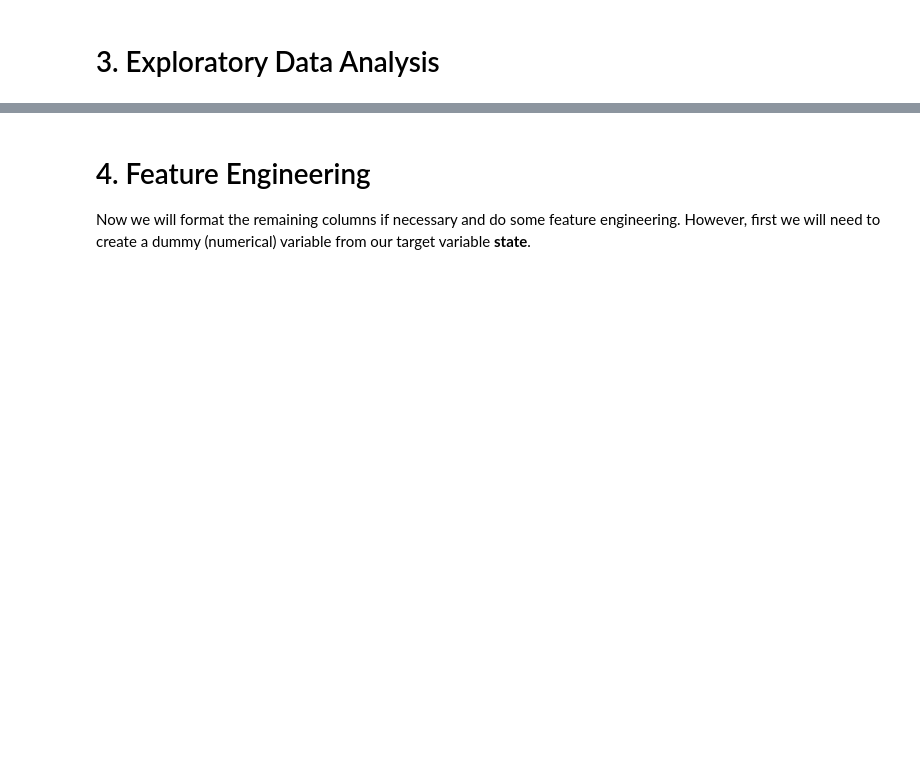
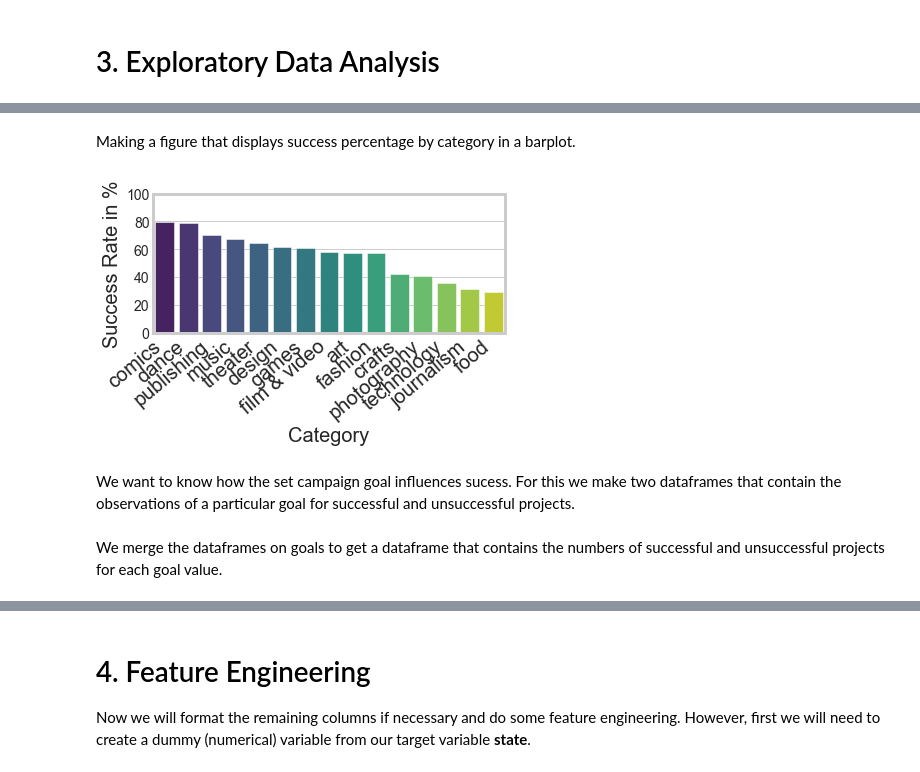
Before and after one commit to ho-ya/Kickstarter_Success_Prediction, a Jupyter notebook: Notebook_Kickstarter_prediction.ipynb, the cells around one changed output, grey strips where cells are left out. Drawn from its saved outputs; the diff is of its cells as text; code cells hidden in the pictures; blank space fills up the shorter version.

```diff
--- a/Notebook_Kickstarter_prediction.ipynb
+++ b/Notebook_Kickstarter_prediction.ipynb
@@ -173,0 +217,3 @@ memory usage: 14.3+ MB
+# %%
+success = pd.DataFrame({'category':success.index, 'success_count':success.values})
+fail = pd.DataFrame({'category':fail.index, 'fail_count':fail.values})
@@ -173,0 +222,2 @@ memory usage: 14.3+ MB
+# %%
+success_ratio = pd.merge(success, fail, on='category')
@@ -173,0 +226,2 @@ memory usage: 14.3+ MB
+# %%
+success_ratio['percent_successful'] = success_ratio.success_count / (success_ratio.fail_count + success_ratio.success_count) * 100
@@ -173,0 +230,3 @@ memory usage: 14.3+ MB
+# %%
+success_percent = success_ratio.sort_values(['percent_successful'], ascending=0).reset_index(drop=True)
+success_percent
@@ -173,0 +250,18 @@ memory usage: 14.3+ MB
+# %% [markdown]
+Making a figure that displays success percentage by category in a barplot.
+# %%
+sns.set_style(style="whitegrid")
+ax = sns.barplot(x='category',y='percent_successful', data=success_percent, palette='viridis')
+plt.ylim(0, 100)
+ax.set_xticklabels(ax.get_xticklabels(), rotation=40, ha="right", fontsize=20)
+#ax.set_title("Funding Success",fontsize=50)
+ax.set_xlabel("Category",fontsize=20)
+ax.set_ylabel("Success Rate in %",fontsize=20)
+plt.tight_layout()
+sns.set(rc={'figure.figsize':(10,8)})
+plt.savefig('images/Category_Sucess_Rate.png', transparent=True)
+plt.show()
+# %% [output]
+[figure, added]
+# %% [markdown]
+We want to know how the set campaign goal influences sucess. For this we make two dataframes that contain the observations of a particular goal for successful and unsuccessful projects.
@@ -173,0 +274,2 @@ memory usage: 14.3+ MB
+# %% [markdown]
+We merge the dataframes on goals to get a dataframe that contains the numbers of successful and unsuccessful projects for each goal value.
```
Also changed, not shown: parts of 58 cells of this notebook.
